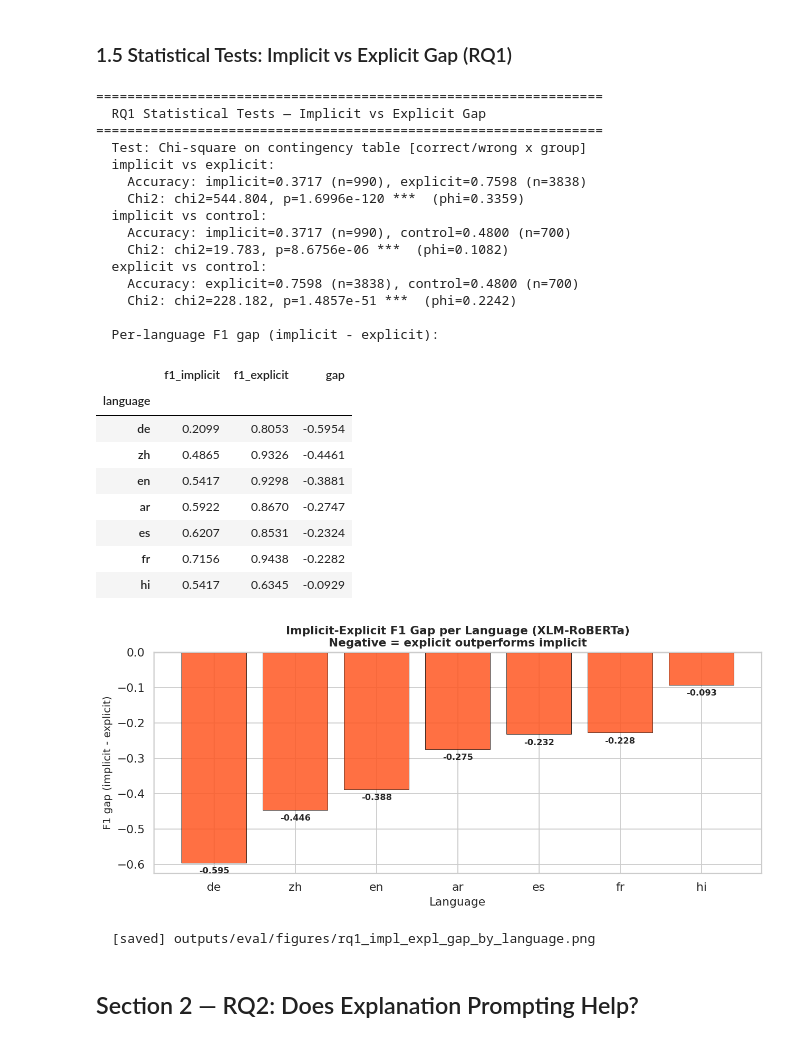
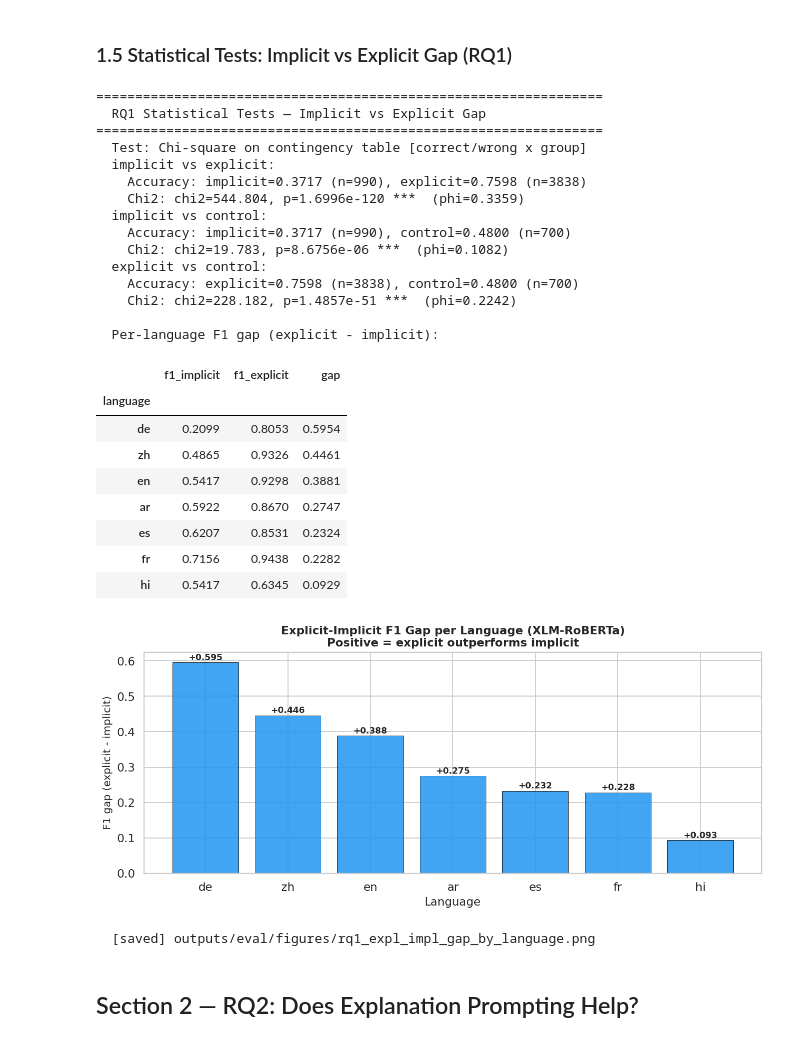
Before and after one commit to riyagupta0701/NLP4S-Toxicity-Detection, a Jupyter notebook: evaluation.ipynb, the cells around one changed output. Saved outputs shown, nothing was run; the diff lists cells and outputs as text; code cells hidden in the pictures.

Commit message:
Update for RQ1 to be explicit - implicit

```diff
--- a/evaluation.ipynb
+++ b/evaluation.ipynb
@@ -438,59 +438,59 @@ for grp_a, grp_b in [("implicit", "explicit"), ("implicit", "control"), ("explic
 stats_rq1 = pd.DataFrame(stat_rows)
 
 # Per-language implicit-explicit F1 gap
-print("\n  Per-language F1 gap (implicit - explicit):")
+print("\n  Per-language F1 gap (explicit - implicit):")
 gap_rows = []
 for lang in ENC_LANGS:
     sub = enc_df[enc_df["language"] == lang]
     f1_impl = compute_metrics(sub[sub["group"] == "implicit"])["f1"]
     f1_expl = compute_metrics(sub[sub["group"] == "explicit"])["f1"]
     gap_rows.append({"language": lang, "f1_implicit": round(f1_impl, 4),
-                     "f1_explicit": round(f1_expl, 4), "gap": round(f1_impl - f1_expl, 4)})
+                     "f1_explicit": round(f1_expl, 4), "gap": round(f1_expl - f1_impl, 4)})
 gap_df = pd.DataFrame(gap_rows).set_index("language")
-display(gap_df.sort_values("gap"))
+display(gap_df.sort_values("gap", ascending=False))
 
 # Gap bar chart
 fig, ax = plt.subplots(figsize=(10, 4.5))
-sorted_langs = gap_df.sort_values("gap").index.tolist()
+sorted_langs = gap_df.sort_values("gap", ascending=False).index.tolist()
 gaps = [gap_df.loc[l, "gap"] for l in sorted_langs]
 colors = ["#FF5722" if g < 0 else "#2196F3" for g in gaps]
 bars = ax.bar(sorted_langs, gaps, color=colors, alpha=0.85, edgecolor="black", linewidth=0.5)
 ax.axhline(0, color="black", linewidth=0.8)
 ax.set_xlabel("Language", fontsize=12)
-ax.set_ylabel("F1 gap (implicit - explicit)", fontsize=11)
-ax.set_title("Implicit-Explicit F1 Gap per Language (XLM-RoBERTa)\n"
-             "Negative = explicit outperforms implicit", fontsize=12, fontweight="bold")
+ax.set_ylabel("F1 gap (explicit - implicit)", fontsize=11)
+ax.set_title("Explicit-Implicit F1 Gap per Language (XLM-RoBERTa)\n"
+             "Positive = explicit outperforms implicit", fontsize=12, fontweight="bold")
 for bar, val in zip(bars, gaps):
     ax.text(bar.get_x() + bar.get_width() / 2, bar.get_height() + (0.003 if val >= 0 else -0.012),
             f"{val:+.3f}", ha="center", va="bottom" if val >= 0 else "top", fontsize=9, fontweight="bold")
-save_fig("rq1_impl_expl_gap_by_language")
+save_fig("rq1_expl_impl_gap_by_language")
 # %% [output]
 =================================================================
   RQ1 Statistical Tests — Implicit vs Explicit Gap
 =================================================================
   Test: Chi-square on contingency table [correct/wrong x group]
   implicit vs explicit:
     Accuracy: implicit=0.3717 (n=990), explicit=0.7598 (n=3838)
     Chi2: chi2=544.804, p=1.6996e-120 ***  (phi=0.3359)
   implicit vs control:
     Accuracy: implicit=0.3717 (n=990), control=0.4800 (n=700)
     Chi2: chi2=19.783, p=8.6756e-06 ***  (phi=0.1082)
   explicit vs control:
     Accuracy: explicit=0.7598 (n=3838), control=0.4800 (n=700)
     Chi2: chi2=228.182, p=1.4857e-51 ***  (phi=0.2242)
 
-  Per-language F1 gap (implicit - explicit):
+  Per-language F1 gap (explicit - implicit):
 |  | f1_implicit | f1_explicit | gap |
 | language |  |  |  |
-| de | 0.2099 | 0.8053 | -0.5954 |
-| zh | 0.4865 | 0.9326 | -0.4461 |
-| en | 0.5417 | 0.9298 | -0.3881 |
-| ar | 0.5922 | 0.8670 | -0.2747 |
-| es | 0.6207 | 0.8531 | -0.2324 |
-| fr | 0.7156 | 0.9438 | -0.2282 |
-| hi | 0.5417 | 0.6345 | -0.0929 |
+| de | 0.2099 | 0.8053 | 0.5954 |
+| zh | 0.4865 | 0.9326 | 0.4461 |
+| en | 0.5417 | 0.9298 | 0.3881 |
+| ar | 0.5922 | 0.8670 | 0.2747 |
+| es | 0.6207 | 0.8531 | 0.2324 |
+| fr | 0.7156 | 0.9438 | 0.2282 |
+| hi | 0.5417 | 0.6345 | 0.0929 |
-[figure, old version]
+[figure, new version]
-  [saved] outputs/eval/figures/rq1_impl_expl_gap_by_language.png
+  [saved] outputs/eval/figures/rq1_expl_impl_gap_by_language.png
 # %% [markdown]
 ## Section 2 — RQ2: Does Explanation Prompting Help?
 # %% [markdown]
```
Also changed, not shown: parts of 6 cells of this notebook, 8 other files.
